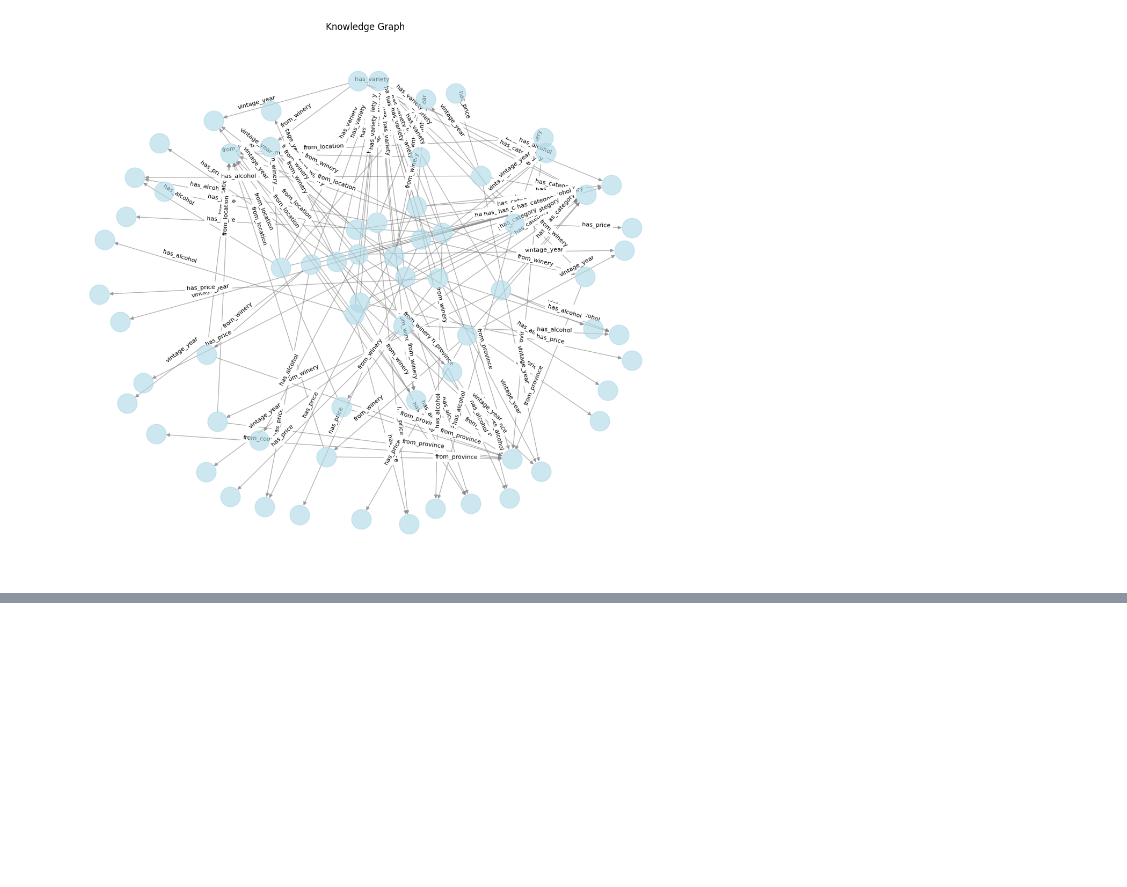
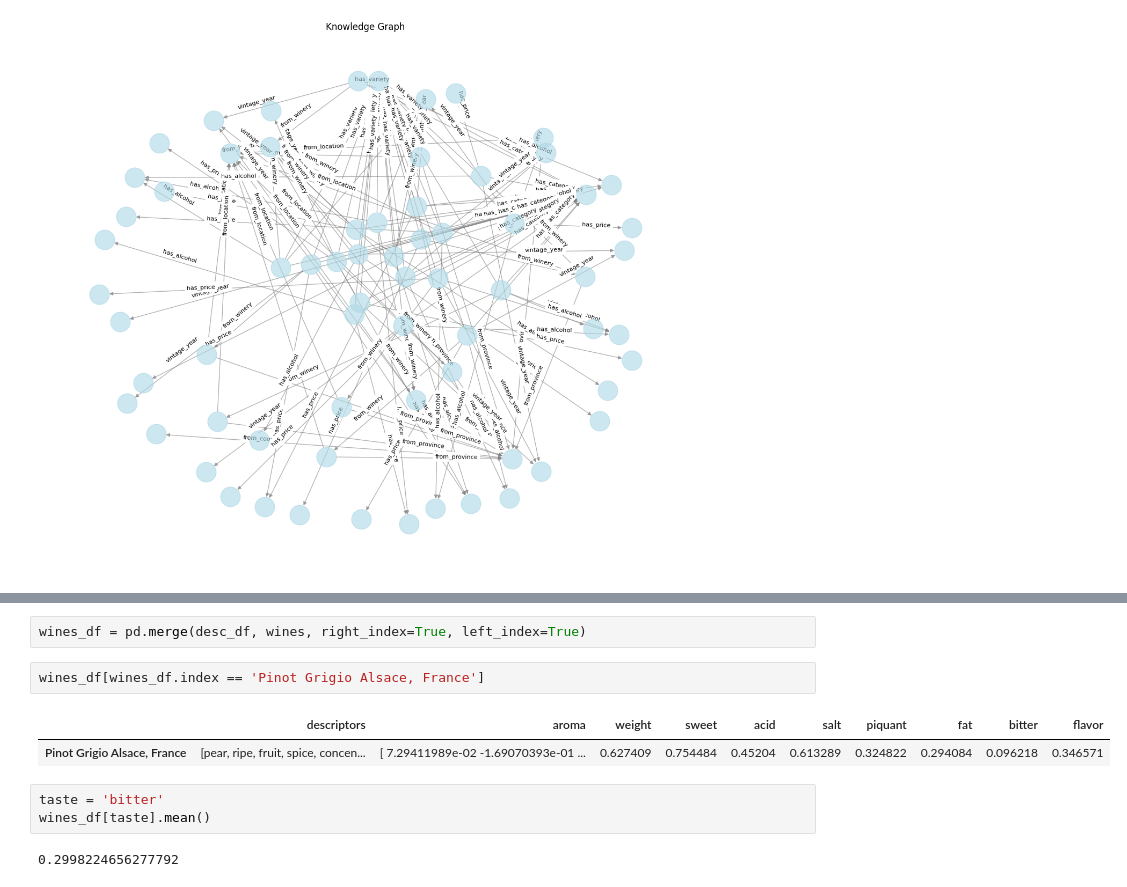
Before and after one commit to osunacj/wine_parings, a Jupyter notebook: app/pairings_visualization.ipynb, the cells around one changed output, grey strips where cells are left out. Saved outputs shown, nothing was run; the diff lists cells and outputs as text; blank space fills up the shorter version.

```diff
--- a/app/pairings_visualization.ipynb
+++ b/app/pairings_visualization.ipynb
@@ -115,0 +230,12 @@ nx.html
+# %%
+wines_df = pd.merge(desc_df, wines, right_index=True, left_index=True)
+# %%
+wines_df[wines_df.index == 'Pinot Grigio Alsace, France']
+# %% [output]
+|  | descriptors | aroma | weight | sweet | acid | salt | piquant | fat | bitter | flavor |
+| Pinot Grigio Alsace, France | [pear, ripe, fruit, spice, concen... | [ 7.29411989e-02 -1.69070393e-01 ... | 0.627409 | 0.754484 | 0.45204 | 0.613289 | 0.324822 | 0.294084 | 0.096218 | 0.346571 |
+# %%
+taste = 'bitter'
+wines_df[taste].mean()
+# %% [output]
+0.2998224656277792
```
Also changed, not shown: parts of 11 cells of this notebook, 3 other files.
